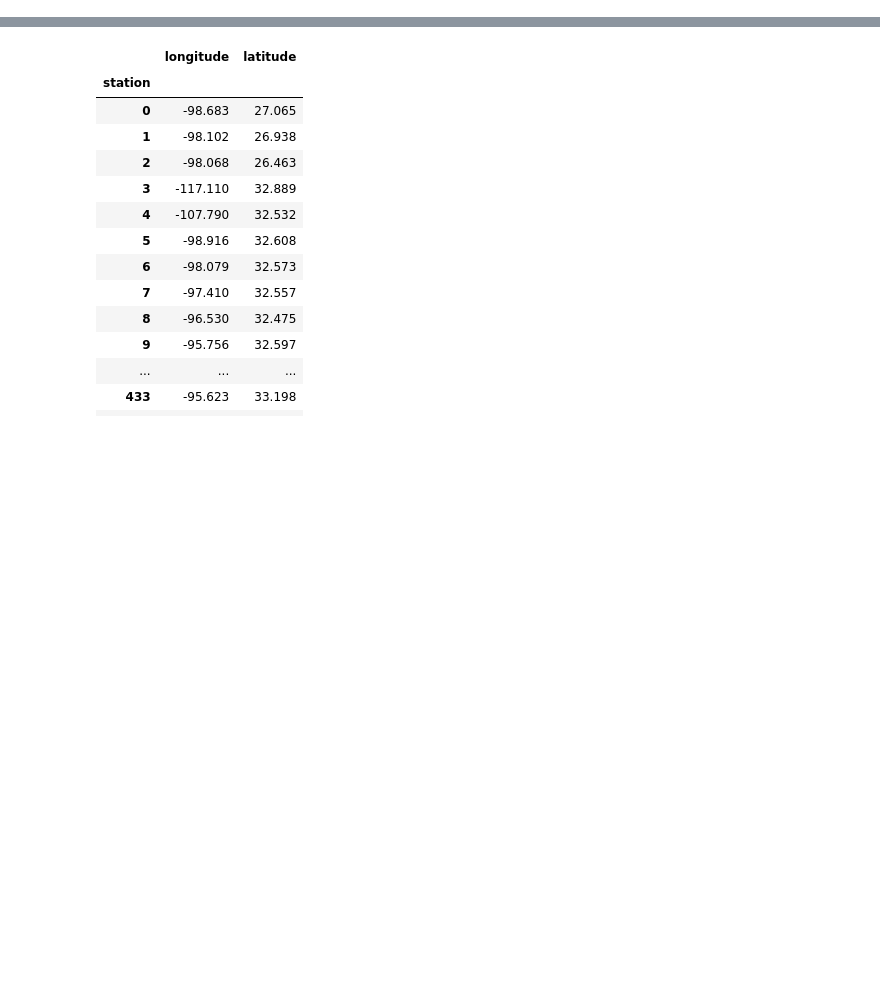
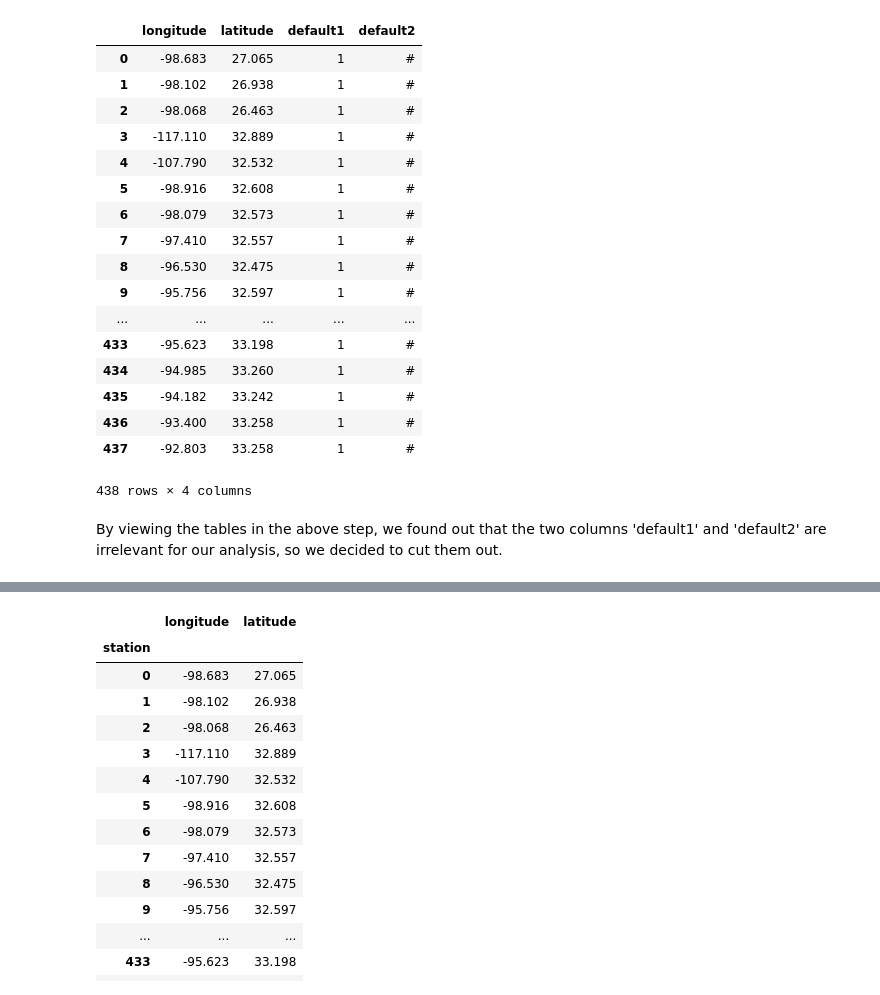
Before and after one commit to pratikshrivastava/DV_PROJECT_FALL2017, a Jupyter notebook: TohokuEarthquake.ipynb, the cells around one changed output, grey strips where cells are left out. Cells and saved outputs as stored; diff of their text form; code cells hidden in the pictures; blank space fills up the shorter version.

```diff
--- a/TohokuEarthquake.ipynb
+++ b/TohokuEarthquake.ipynb
@@ -9,2 +16,26 @@ import datetime
 locations=pd.read_table("data/location.txt",names=["longitude","latitude","default1","default2"],sep="\t")
+# %%
+#look at how the tables look like in the location file
+locations
+# %% [output]
+|  | longitude | latitude | default1 | default2 |
+| 0 | -98.683 | 27.065 | 1 | # |
+| 1 | -98.102 | 26.938 | 1 | # |
+| 2 | -98.068 | 26.463 | 1 | # |
+| 3 | -117.110 | 32.889 | 1 | # |
+| 4 | -107.790 | 32.532 | 1 | # |
+| 5 | -98.916 | 32.608 | 1 | # |
+| 6 | -98.079 | 32.573 | 1 | # |
+| 7 | -97.410 | 32.557 | 1 | # |
+| 8 | -96.530 | 32.475 | 1 | # |
+| 9 | -95.756 | 32.597 | 1 | # |
+| ... | ... | ... | ... | ... |
+| 433 | -95.623 | 33.198 | 1 | # |
+| 434 | -94.985 | 33.260 | 1 | # |
+| 435 | -94.182 | 33.242 | 1 | # |
+| 436 | -93.400 | 33.258 | 1 | # |
+| 437 | -92.803 | 33.258 | 1 | # |
+438 rows × 4 columns
+# %% [markdown]
+By viewing the tables in the above step, we found out that the two columns 'default1' and 'default2' are irrelevant for our analysis, so we decided to cut them out.
 # %%
```
Also changed, not shown: parts of 33 cells of this notebook.
